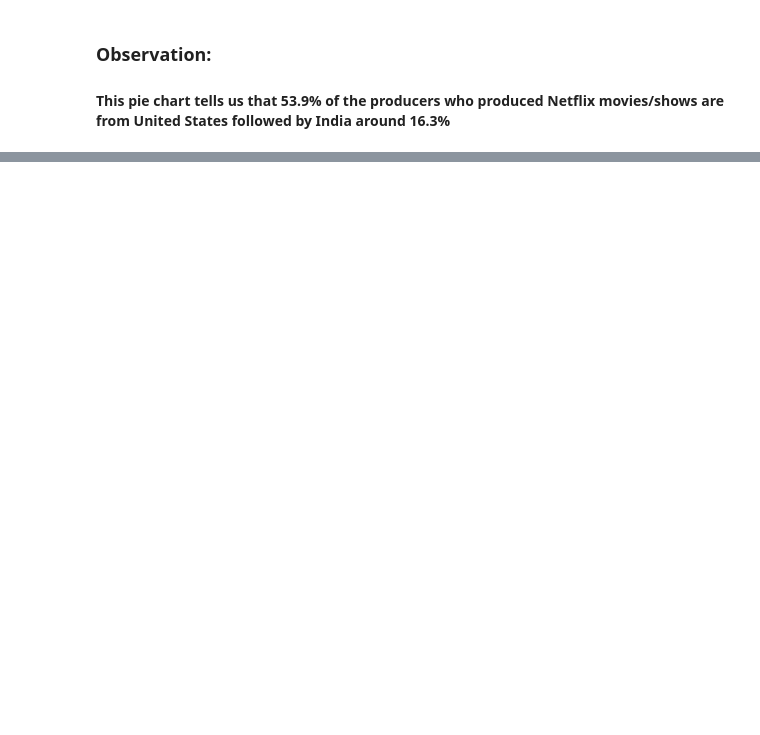
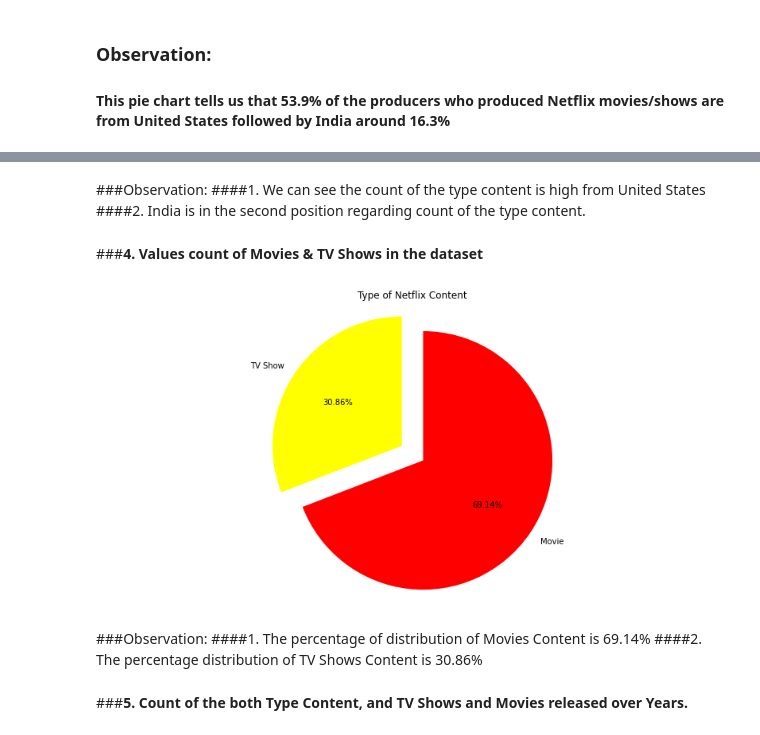
Before and after one commit to TanuRajput110/NETFLIX-MOVIES-AND-TV-SHOWS-CLUSTERING, a Jupyter notebook: Github_Netflix_Movies_and_TV_Shows_Clustering.ipynb, the cells around one changed output, grey strips where cells are left out. Drawn from its saved outputs; the diff is of its cells as text; code cells hidden in the pictures; blank space fills up the shorter version.

```diff
--- a/Github_Netflix_Movies_and_TV_Shows_Clustering.ipynb
+++ b/Github_Netflix_Movies_and_TV_Shows_Clustering.ipynb
@@ -534,0 +541,23 @@ fig.show()
+# %% [markdown]
+###Observation:
+####1. We can see the count of the type content is high from United States
+####2. India is in the second position regarding count of the type content.
+# %% [markdown]
+###**4. Values count of Movies & TV Shows in the dataset**
+# %%
+# Plotting a piechart which tells the values count of type content(Movies and TV Shows) in the dataset.
+plt.figure(figsize=(14, 7))
+labels=['TV Show', 'Movie']
+plt.pie(data_df['type'].value_counts().sort_values(),labels=labels,explode=[0.1,0.1],
+        autopct='%1.2f%%',colors=['Yellow','Red'], startangle=90)
+plt.title('Type of Netflix Content')
+plt.axis('equal')
+plt.show()
+# %% [output]
+[figure, added]
+# %% [markdown]
+###Observation:
+####1. The percentage of distribution of Movies Content is 69.14%
+####2. The percentage distribution of TV Shows Content is 30.86%
+# %% [markdown]
+###**5. Count of the both Type Content, and TV Shows and Movies released over Years.**
```
Also changed, not shown: parts of 81 cells of this notebook.
